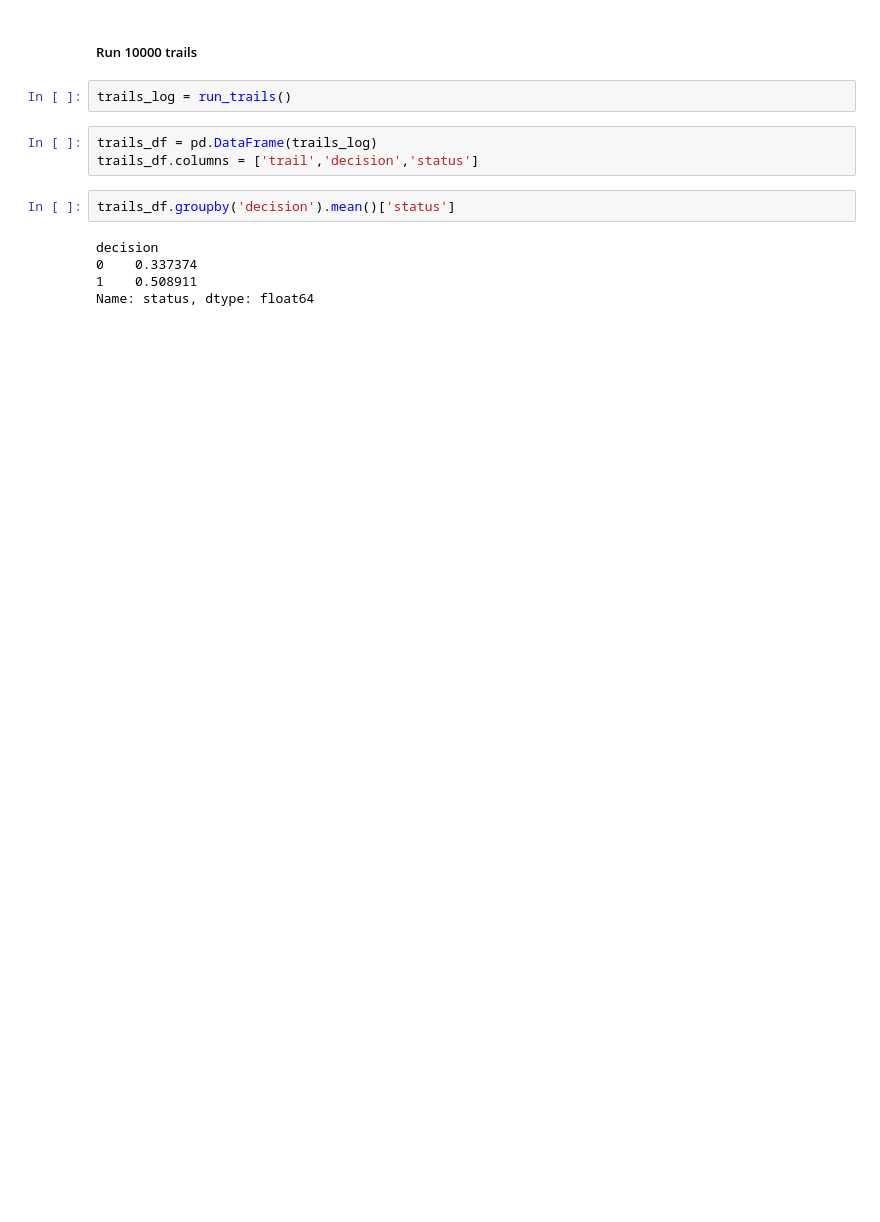
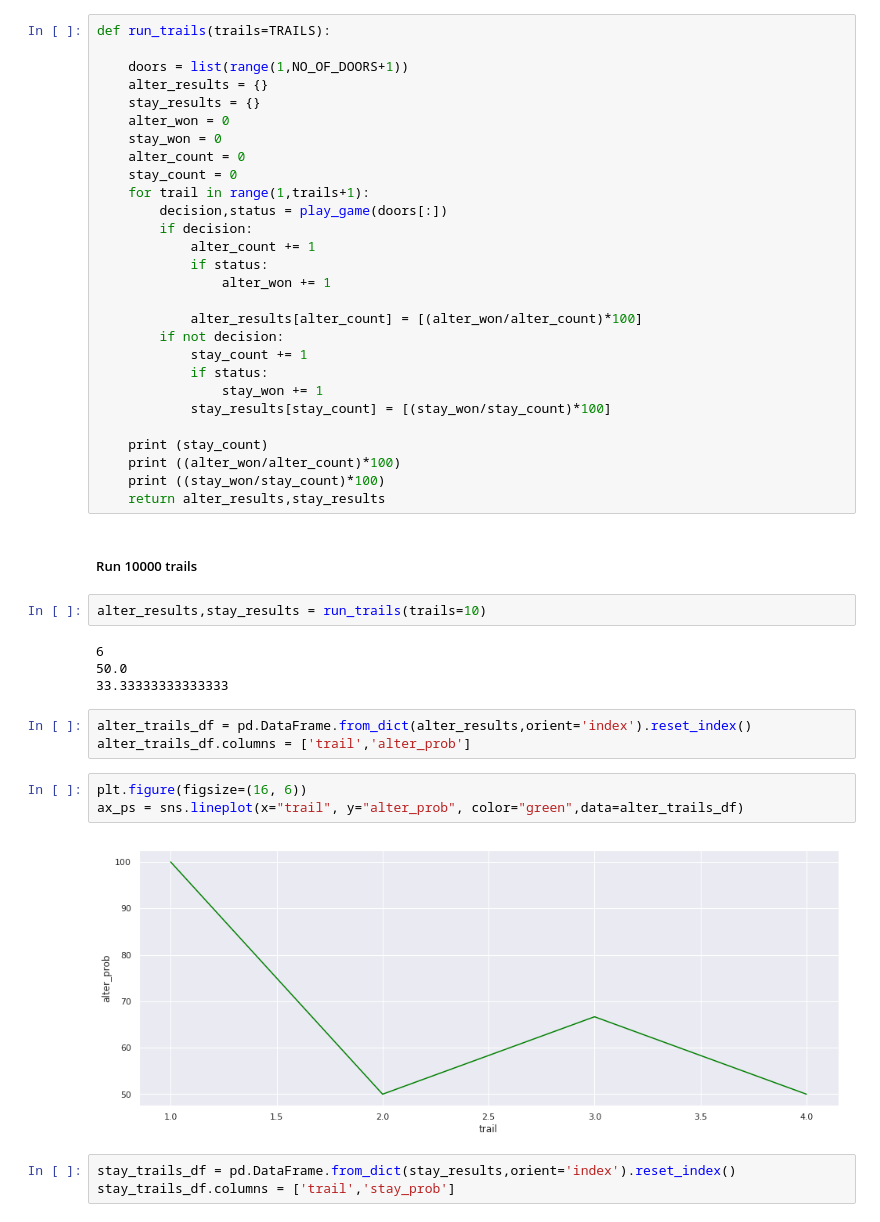
Before and after one commit to vminfant/Playground, a Jupyter notebook: python_notebooks/monty_hall.ipynb, the cells around one changed output. Saved outputs shown, nothing was run; the diff lists cells and outputs as text; blank space fills up the shorter version.

```diff
--- a/python_notebooks/monty_hall.ipynb
+++ b/python_notebooks/monty_hall.ipynb
@@ -83,14 +75,47 @@ def run_trails():
+# %%
+def run_trails(trails=TRAILS):
+
+    doors = list(range(1,NO_OF_DOORS+1))
+    alter_results = {}
+    stay_results = {}
+    alter_won = 0
+    stay_won = 0
+    alter_count = 0
+    stay_count = 0
+    for trail in range(1,trails+1):
+        decision,status = play_game(doors[:])
+        if decision:
+            alter_count += 1
+            if status:
+                alter_won += 1
+
+            alter_results[alter_count] = [(alter_won/alter_count)*100]
+        if not decision:
+            stay_count += 1
+            if status:
+                stay_won += 1
+            stay_results[stay_count] = [(stay_won/stay_count)*100]
+
+    print (stay_count)
+    print ((alter_won/alter_count)*100)
+    print ((stay_won/stay_count)*100)
+    return alter_results,stay_results
 # %% [markdown]
 ##### Run 10000 trails
-# %%
-trails_log = run_trails()
-# %%
-trails_df = pd.DataFrame(trails_log)
-trails_df.columns = ['trail','decision','status']
-# %%
-trails_df.groupby('decision').mean()['status']
-# %% [output]
-decision
-0    0.337374
-1    0.508911
-Name: status, dtype: float64
+# %%
+alter_results,stay_results = run_trails(trails=10)
+# %% [output]
+6
+50.0
+33.33333333333333
+# %%
+alter_trails_df = pd.DataFrame.from_dict(alter_results,orient='index').reset_index()
+alter_trails_df.columns = ['trail','alter_prob']
+# %%
+plt.figure(figsize=(16, 6))
+ax_ps = sns.lineplot(x="trail", y="alter_prob", color="green",data=alter_trails_df)
+# %% [output]
+[figure, added]
+# %%
+stay_trails_df = pd.DataFrame.from_dict(stay_results,orient='index').reset_index()
+stay_trails_df.columns = ['trail','stay_prob']
```
Also changed, not shown: parts of 3 cells of this notebook.
